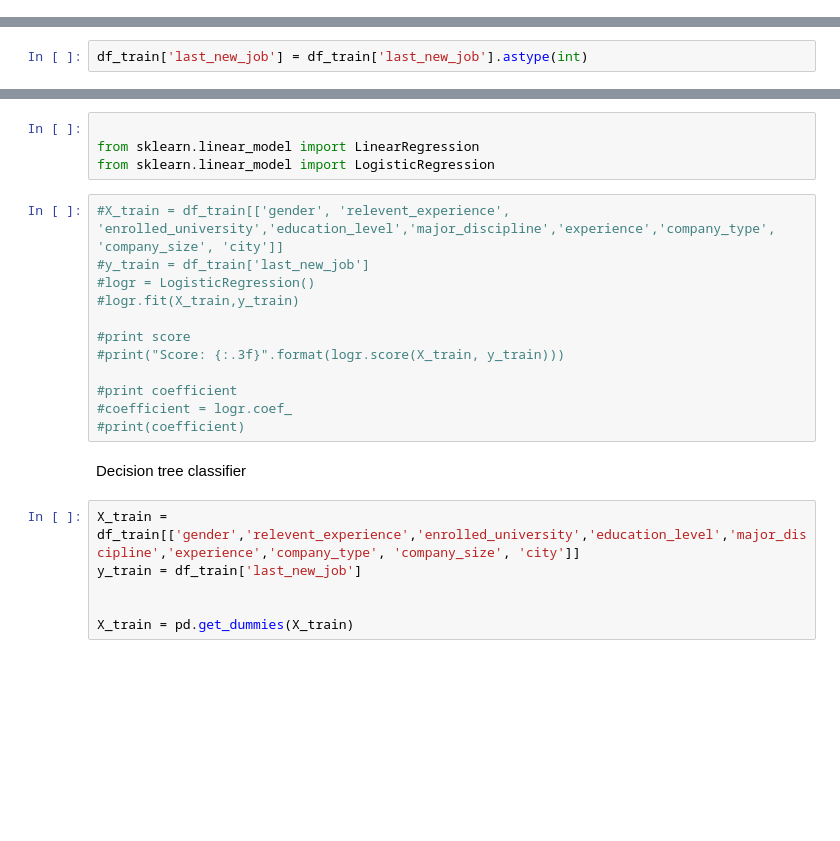
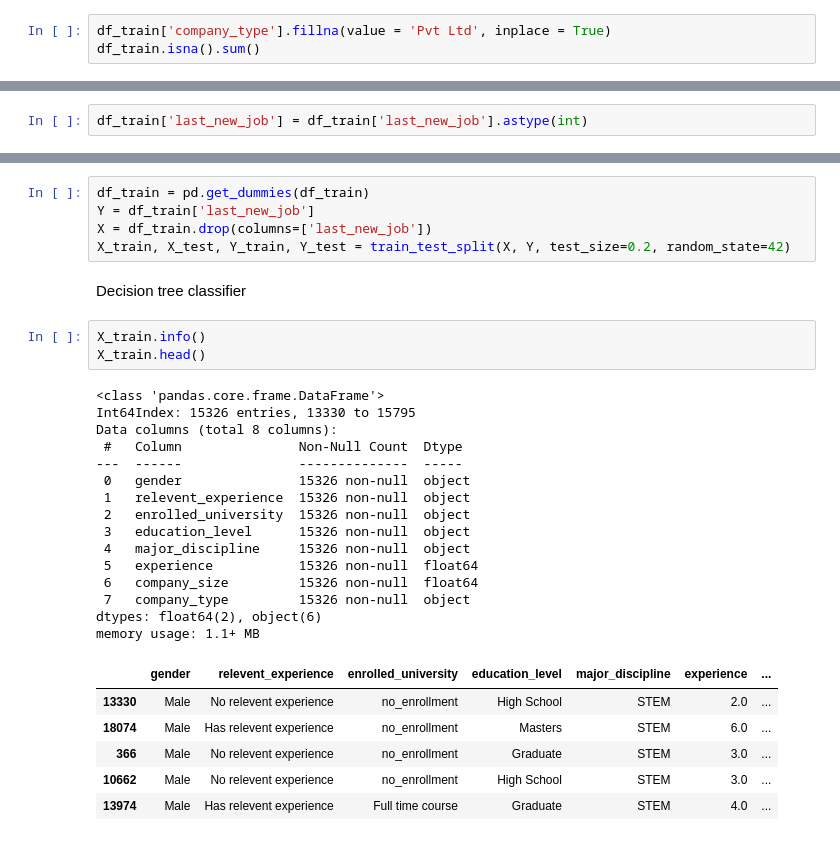
Before and after one commit to MariaFlyger/BigData, a Jupyter notebook: 001.ipynb, the cells around one changed output, grey strips where cells are left out. Cells and saved outputs as stored; diff of their text form; blank space fills up the shorter version.

```diff
--- a/001.ipynb
+++ b/001.ipynb
@@ -99,0 +138,3 @@ df_train.head()
+# %%
+df_train['company_type'].fillna(value = 'Pvt Ltd', inplace = True)
+df_train.isna().sum()
@@ -104,25 +161,33 @@ Logistic Regression
-# %%
-
-from sklearn.linear_model import LinearRegression
-from sklearn.linear_model import LogisticRegression
-# %%
-#X_train = df_train[['gender', 'relevent_experience', 'enrolled_university','education_level','major_discipline','experience','company_type', 'company_size', 'city']]
-#y_train = df_train['last_new_job']
-#logr = LogisticRegression()
-#logr.fit(X_train,y_train)
-
-#print score
-#print("Score: {:.3f}".format(logr.score(X_train, y_train)))
-
-#print coefficient
-#coefficient = logr.coef_
-#print(coefficient)
+# %%
+df_train = pd.get_dummies(df_train)
+Y = df_train['last_new_job']
+X = df_train.drop(columns=['last_new_job'])
+X_train, X_test, Y_train, Y_test = train_test_split(X, Y, test_size=0.2, random_state=42)
 # %% [markdown]
 Decision tree classifier
-# %%
-X_train = df_train[['gender','relevent_experience','enrolled_university','education_level','major_discipline','experience','company_type', 'company_size', 'city']]
-y_train = df_train['last_new_job']
-
-
-X_train = pd.get_dummies(X_train)
+# %%
+X_train.info()
+X_train.head()
+# %% [output]
+<class 'pandas.core.frame.DataFrame'>
+Int64Index: 15326 entries, 13330 to 15795
+Data columns (total 8 columns):
+ #   Column               Non-Null Count  Dtype
+---  ------               --------------  -----
+ 0   gender               15326 non-null  object
+ 1   relevent_experience  15326 non-null  object
+ 2   enrolled_university  15326 non-null  object
+ 3   education_level      15326 non-null  object
+ 4   major_discipline     15326 non-null  object
+ 5   experience           15326 non-null  float64
+ 6   company_size         15326 non-null  float64
+ 7   company_type         15326 non-null  object
+dtypes: float64(2), object(6)
+memory usage: 1.1+ MB
+|  | gender | relevent_experience | enrolled_university | education_level | major_discipline | experience | ... |
+| 13330 | Male | No relevent experience | no_enrollment | High School | STEM | 2.0 | ... |
+| 18074 | Male | Has relevent experience | no_enrollment | Masters | STEM | 6.0 | ... |
+| 366 | Male | No relevent experience | no_enrollment | Graduate | STEM | 3.0 | ... |
+| 10662 | Male | No relevent experience | no_enrollment | High School | STEM | 3.0 | ... |
+| 13974 | Male | Has relevent experience | Full time course | Graduate | STEM | 4.0 | ... |
 # %%
```
Also changed, not shown: parts of 41 cells of this notebook, 1 other file.
